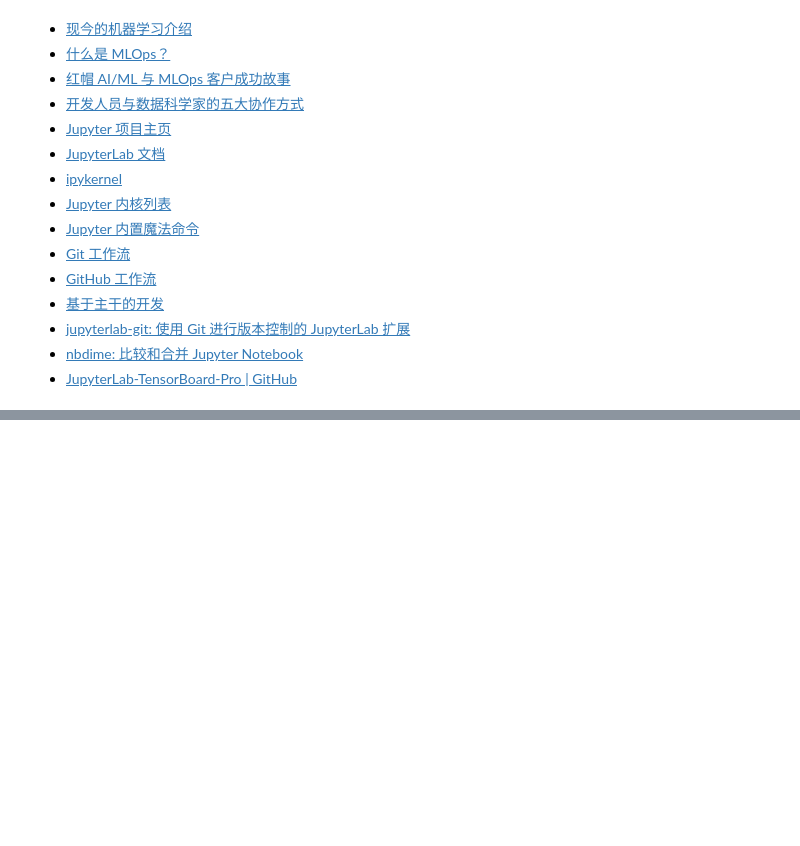
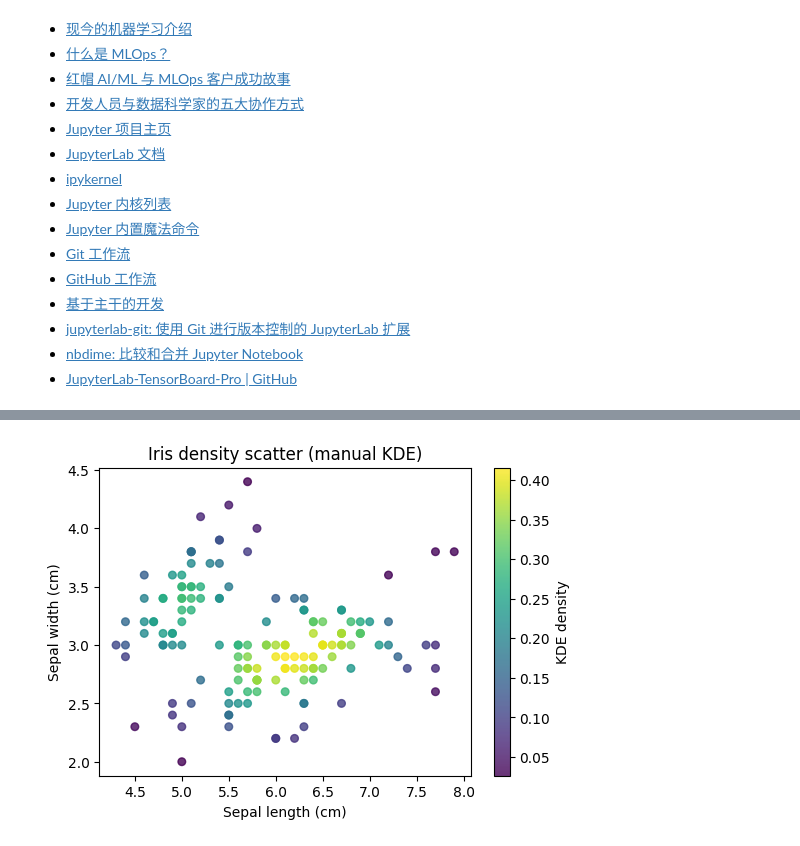
Before and after one commit to Alberthua-Perl/python-project-demo, a Jupyter notebook: AI267v2.x-course/MLOps_on_Red_Hat_OpenShift_AI.ipynb, the cells around one changed output, grey strips where cells are left out. Drawn from its saved outputs; the diff is of its cells as text; code cells hidden in the pictures; blank space fills up the shorter version.

```diff
--- a/AI267v2.x-course/MLOps_on_Red_Hat_OpenShift_AI.ipynb
+++ b/AI267v2.x-course/MLOps_on_Red_Hat_OpenShift_AI.ipynb
@@ -1832,0 +1863,19 @@ $ oc get template -n redhat-ods-applications
+# %%
+# 示例2：鸢尾花数据集的密度散点图（matplotlib + scipy.stats.gaussian_kde）
+x = iris.sepal_length.values
+y = iris.sepal_width.values
+
+# 计算密度
+xy = np.vstack([x, y])
+z = gaussian_kde(xy)(xy)          # 每个点的密度值
+
+# 绘制
+plt.figure(figsize=(6, 4))
+plt.scatter(x, y, c=z, s=30, cmap='viridis', alpha=0.8)
+plt.colorbar(label='KDE density')
+plt.xlabel('Sepal length (cm)')
+plt.ylabel('Sepal width (cm)')
+plt.title('Iris density scatter (manual KDE)')
+plt.show()
+# %% [output]
+[figure, added]
```
Also changed, not shown: parts of 13 cells of this notebook.
